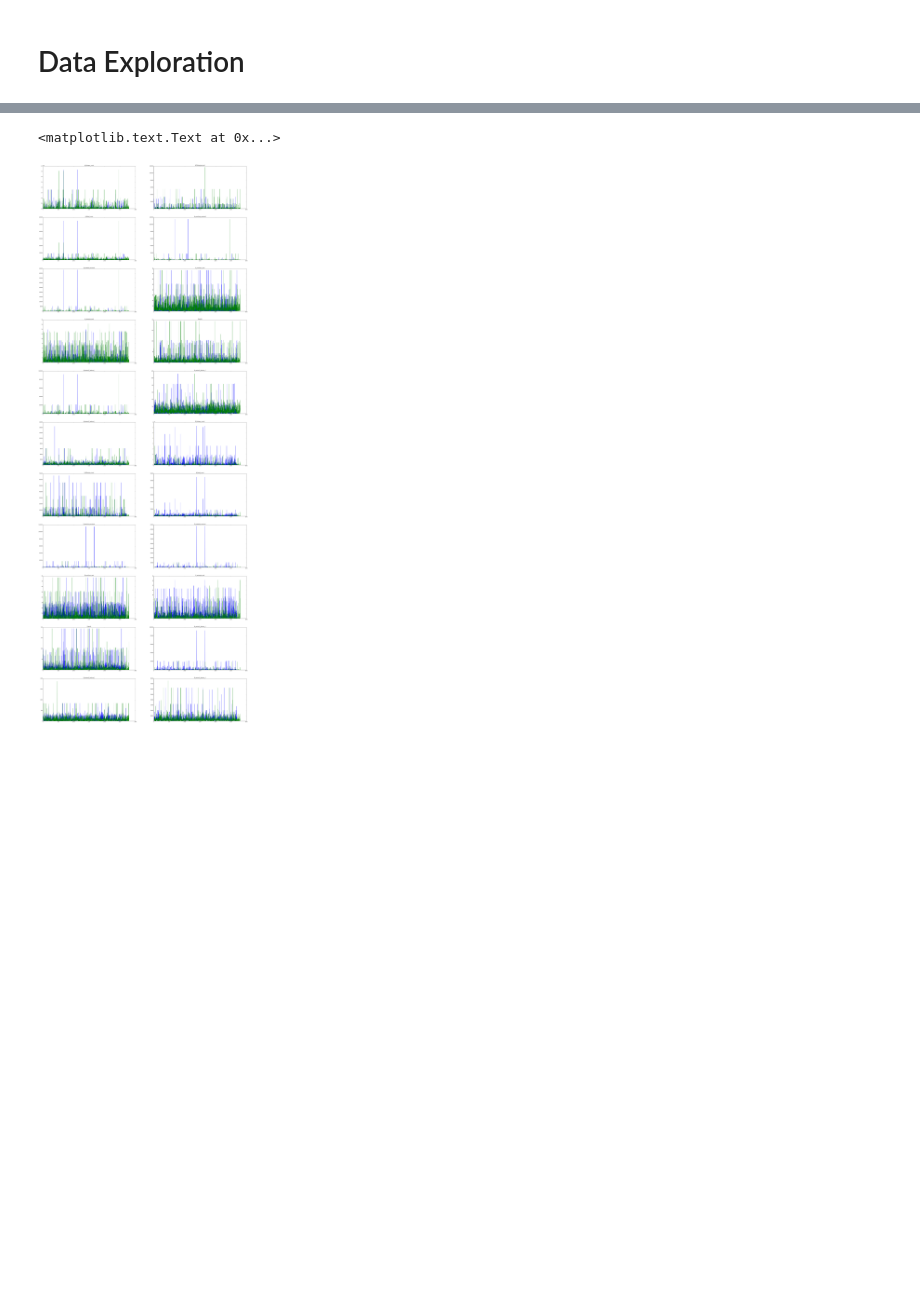
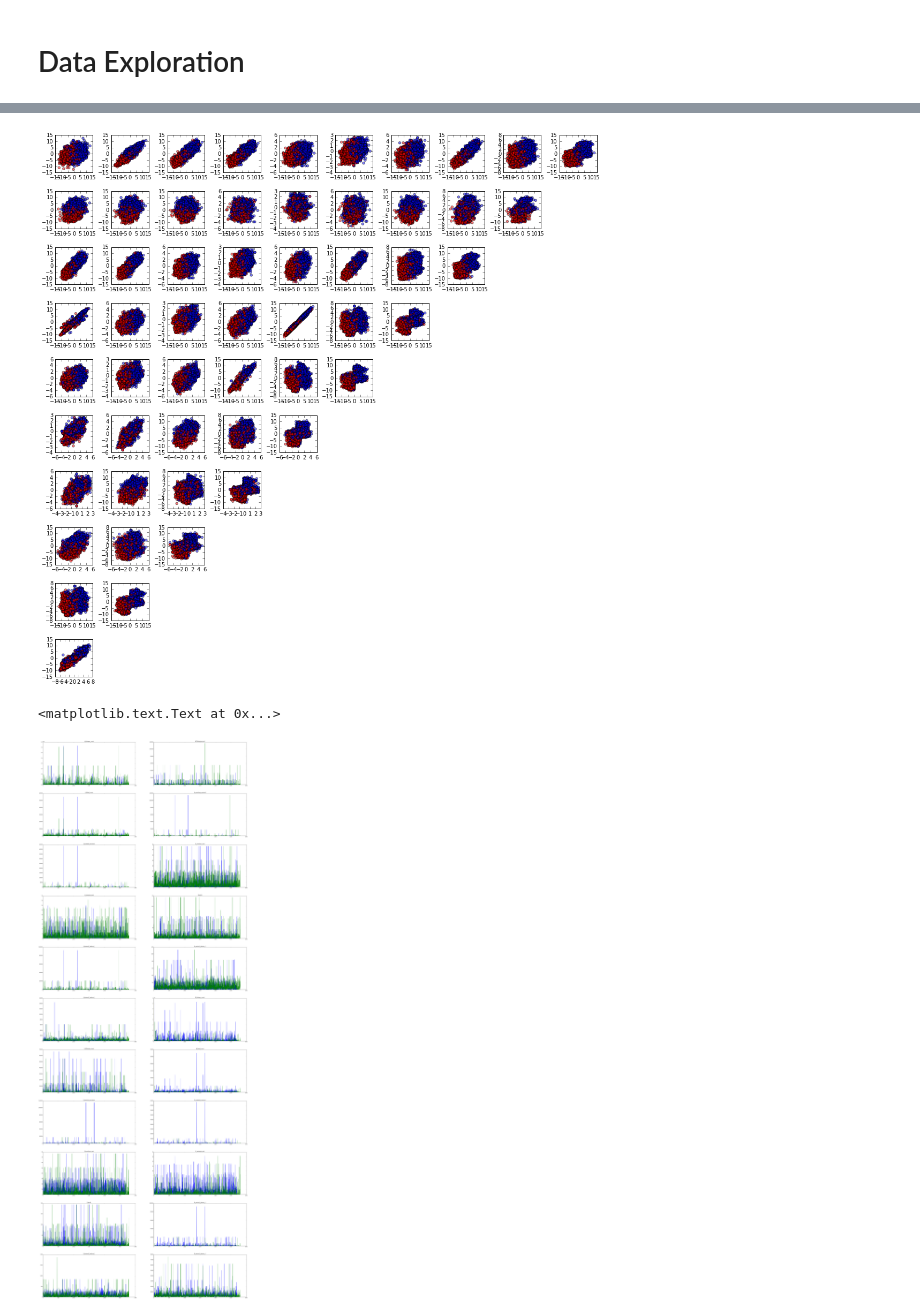
Before and after one commit to nickhamlin/mids_207_final_project, a Jupyter notebook: 207 Final Project - Byun, Chio, Danish, Hamlin, Pazo.ipynb, the cells around one changed output, grey strips where cells are left out. Saved outputs shown, nothing was run; the diff lists cells and outputs as text; code cells hidden in the pictures; blank space fills up the shorter version.

```diff
--- a/207 Final Project - Byun, Chio, Danish, Hamlin, Pazo.ipynb
+++ b/207 Final Project - Byun, Chio, Danish, Hamlin, Pazo.ipynb
@@ -51,0 +74,21 @@ print X.shape, test_data.shape
+# %%
+def log_features(x):
+    return np.log(1+x)
+
+def standardize_features(x):
+    return StandardScaler().fit_transform(x)
+
+def pairwise_diff(data):
+    return data[:,0:11] - data[:,11:]
+
+def pairwise_transform(data):
+    return log_features(data[:,0:11]) - log_features(data[:,11:])
+
+def pairwise_features_transform(features):
+    return ['d_'+feature[2:] for feature in features[:11]]
+
+train_data_transformed = pairwise_transform(train_data)
+dev_data_transformed = pairwise_transform(dev_data)
+features_transformed = pairwise_features_transform(features)
+X_transformed = pairwise_transform(X)
+test_data_transformed = pairwise_transform(test_data)
@@ -51,0 +145,15 @@ print X.shape, test_data.shape
+# %%
+def plot_two_dim_data(data, labels, first_dim=0, second_dim=1):
+    plt.scatter(data[:, first_dim], data[:, second_dim],
+          c=labels, cmap=ListedColormap(['red', 'blue']), alpha=0.5)
+
+def plot_combinatory_two_dim_data(data, labels):
+    plt.figure(figsize=(20, 20))
+    features_len = data.shape[1]
+    for i in range(0, features_len):
+        c = 1
+        for j in range(i+1, features_len):
+            plt.subplot(features_len, features_len, (i+1)*features_len + c)
+            plt.subplots_adjust(wspace=0.5, hspace=0.5)
+            plot_two_dim_data(data, labels, i, j)
+            c += 1
@@ -105,3 +211,7 @@ ax11.set_title('A_B_network_feature_3') # keep
+# %%
+plot_combinatory_two_dim_data(train_data_transformed, train_labels)
+# %% [output]
+[figure, added]
 # %%
 # creating plots of our raw data for the training data with label = 0
 train_data_0 = X[Y==0]
```
Also changed, not shown: parts of 34 cells of this notebook.
